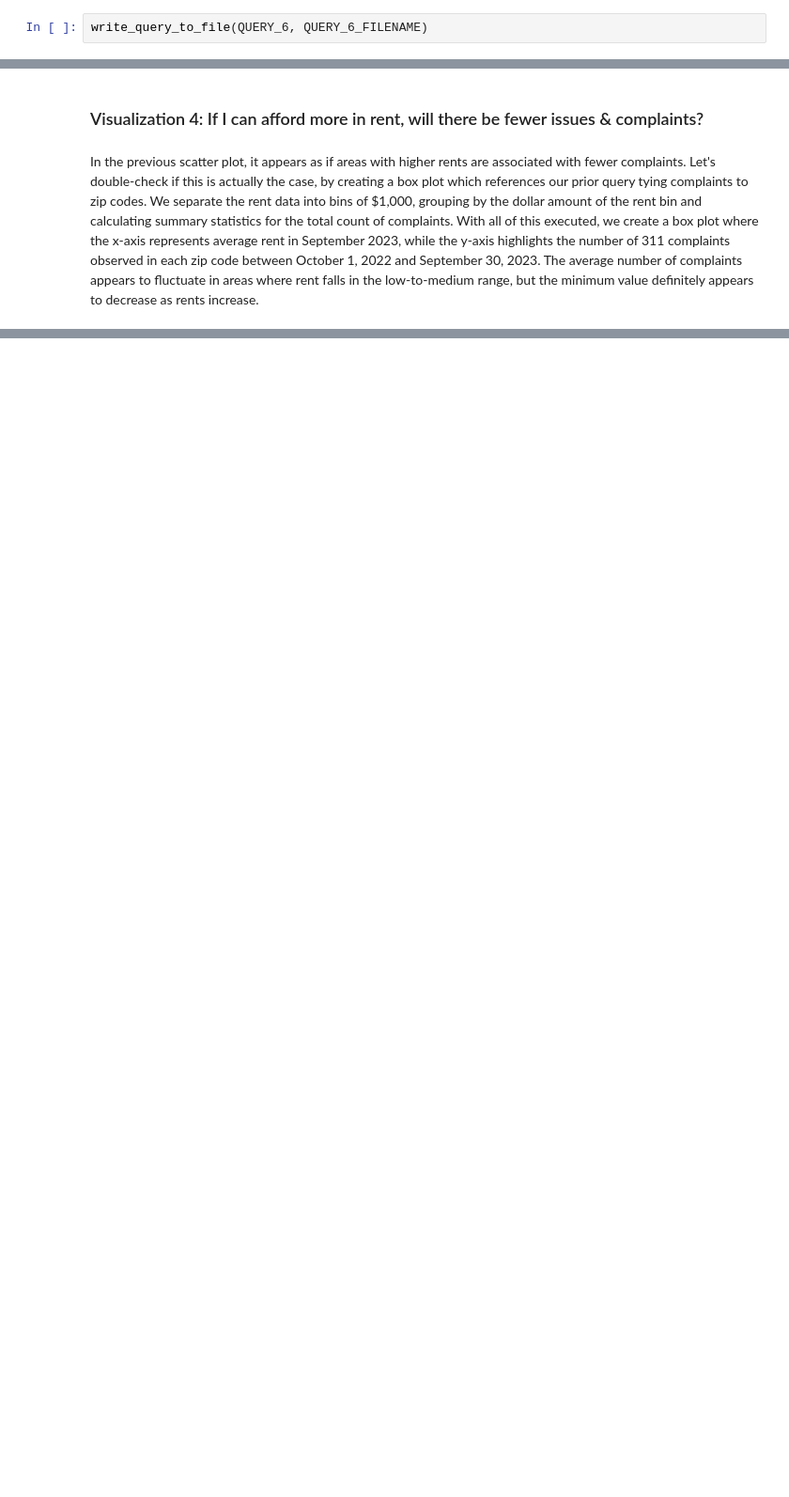
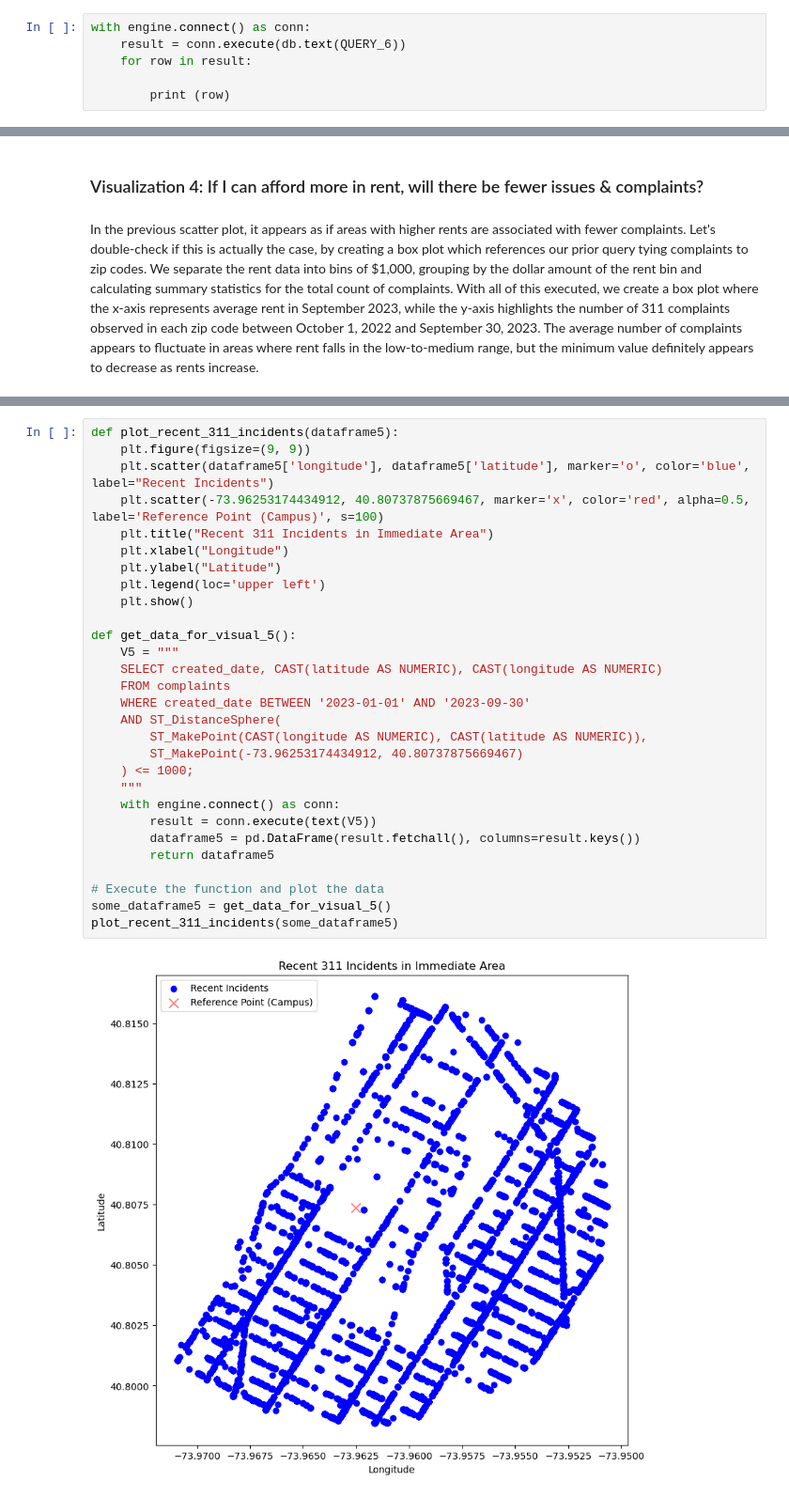
Before and after one commit to hc3425/Group1_Final_Project, a Jupyter notebook: Final_Project.ipynb, the cells around one changed output, grey strips where cells are left out. Shown at 94% size. Drawn from its saved outputs; the diff is of its cells as text; blank space fills up the shorter version.

Commit message:
visualization done

```diff
--- a/Final_Project.ipynb
+++ b/Final_Project.ipynb
@@ -655,3 +624,7 @@ WHERE ST_DWithin(the_geo, 'SRID = 4326; POINT(40.80737875669467 -73.962531744349
 """
 # %%
-write_query_to_file(QUERY_6, QUERY_6_FILENAME)
+with engine.connect() as conn:
+    result = conn.execute(db.text(QUERY_6))
+    for row in result:
+
+        print (row)
@@ -840,0 +847,31 @@ plt.show()
+# %%
+def plot_recent_311_incidents(dataframe5):
+    plt.figure(figsize=(9, 9))
+    plt.scatter(dataframe5['longitude'], dataframe5['latitude'], marker='o', color='blue', label="Recent Incidents")
+    plt.scatter(-73.96253174434912, 40.80737875669467, marker='x', color='red', alpha=0.5, label='Reference Point (Campus)', s=100)
+    plt.title("Recent 311 Incidents in Immediate Area")
+    plt.xlabel("Longitude")
+    plt.ylabel("Latitude")
+    plt.legend(loc='upper left')
+    plt.show()
+
+def get_data_for_visual_5():
+    V5 = """
+    SELECT created_date, CAST(latitude AS NUMERIC), CAST(longitude AS NUMERIC)
+    FROM complaints
+    WHERE created_date BETWEEN '2023-01-01' AND '2023-09-30'
+    AND ST_DistanceSphere(
+        ST_MakePoint(CAST(longitude AS NUMERIC), CAST(latitude AS NUMERIC)),
+        ST_MakePoint(-73.96253174434912, 40.80737875669467)
+    ) <= 1000;
+    """
+    with engine.connect() as conn:
+        result = conn.execute(text(V5))
+        dataframe5 = pd.DataFrame(result.fetchall(), columns=result.keys())
+        return dataframe5
+
+# Execute the function and plot the data
+some_dataframe5 = get_data_for_visual_5()
+plot_recent_311_incidents(some_dataframe5)
+# %% [output]
+[figure, added]
```
Also changed, not shown: parts of 9 cells of this notebook, 2 other files.
